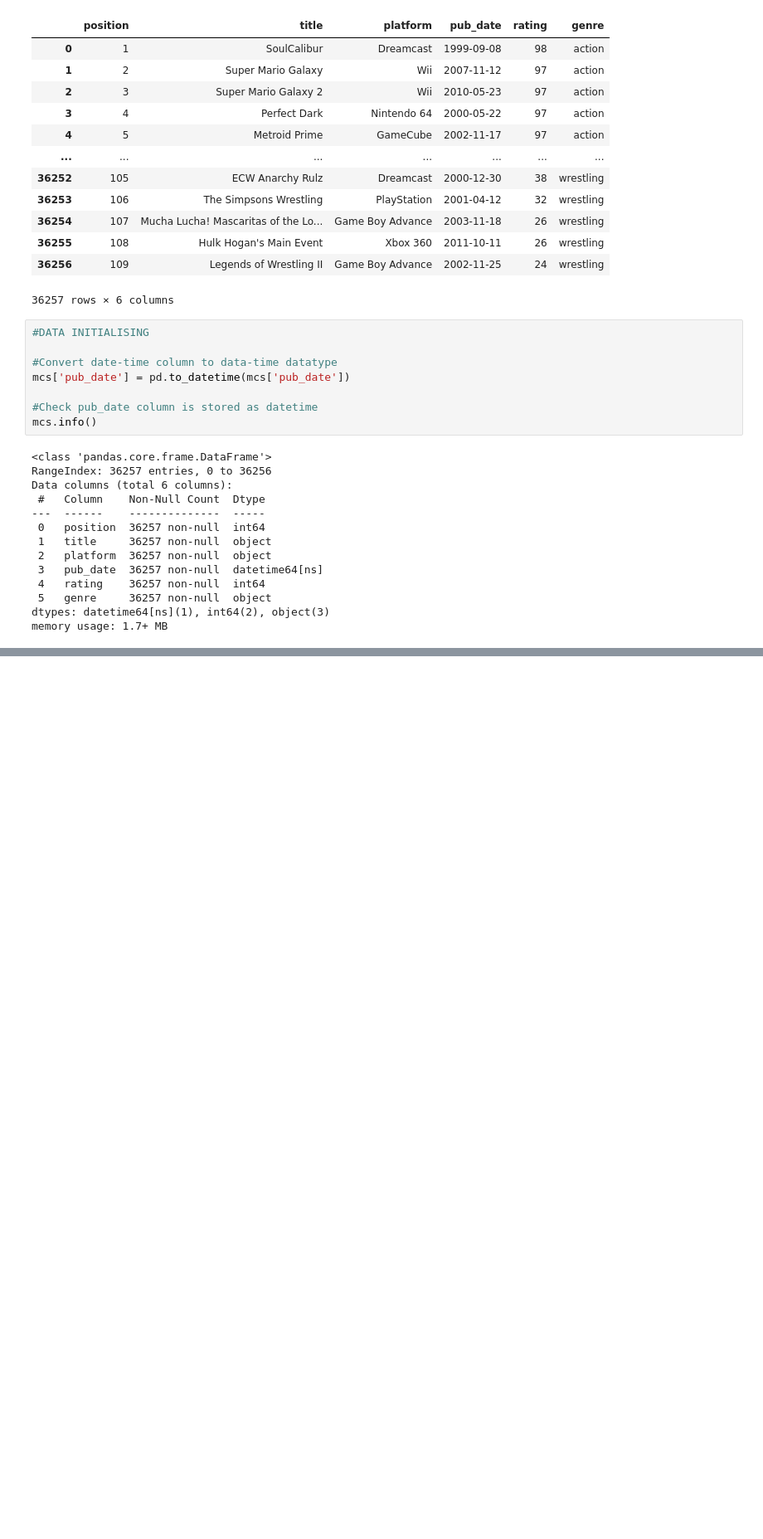
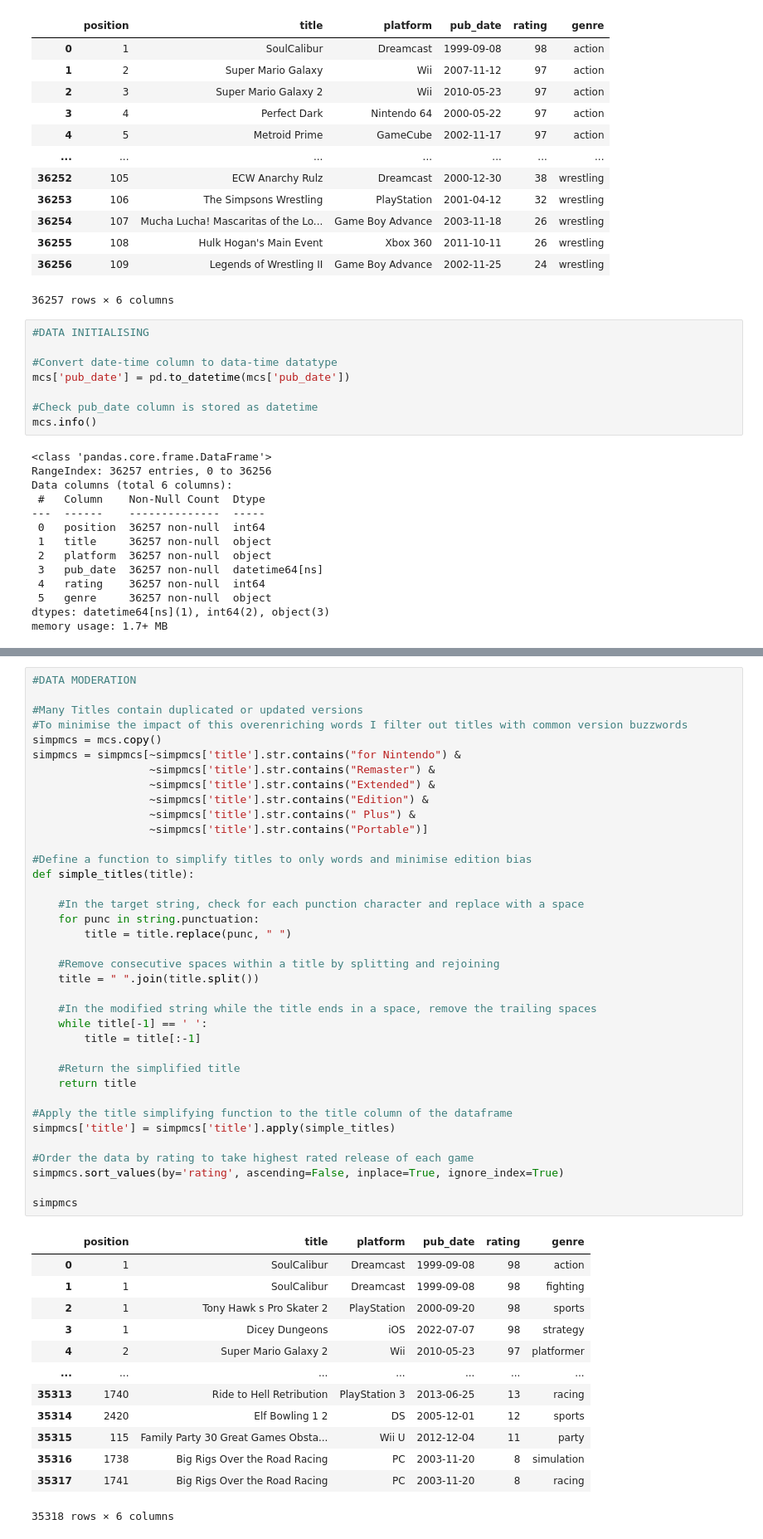
Before and after one commit to Bradley-Nash/game-scores, a Jupyter notebook: Word_Popularity.ipynb, the cells around one changed output, grey strips where cells are left out. Shown at 83% size. Saved outputs shown, nothing was run; the diff lists cells and outputs as text; blank space fills up the shorter version.

```diff
--- a/Word_Popularity.ipynb
+++ b/Word_Popularity.ipynb
@@ -132,3 +79,54 @@ simpmcs
+# %%
+#DATA MODERATION
+
+#Many Titles contain duplicated or updated versions
+#To minimise the impact of this overenriching words I filter out titles with common version buzzwords
+simpmcs = mcs.copy()
+simpmcs = simpmcs[~simpmcs['title'].str.contains("for Nintendo") &
+                  ~simpmcs['title'].str.contains("Remaster") &
+                  ~simpmcs['title'].str.contains("Extended") &
+                  ~simpmcs['title'].str.contains("Edition") &
+                  ~simpmcs['title'].str.contains(" Plus") &
+                  ~simpmcs['title'].str.contains("Portable")]
+
+#Define a function to simplify titles to only words and minimise edition bias
+def simple_titles(title):
+
+    #In the target string, check for each punction character and replace with a space
+    for punc in string.punctuation:
+        title = title.replace(punc, " ")
+
+    #Remove consecutive spaces within a title by splitting and rejoining
+    title = " ".join(title.split())
+
+    #In the modified string while the title ends in a space, remove the trailing spaces
+    while title[-1] == ' ':
+        title = title[:-1]
+
+    #Return the simplified title
+    return title
+
+#Apply the title simplifying function to the title column of the dataframe
+simpmcs['title'] = simpmcs['title'].apply(simple_titles)
+
+#Order the data by rating to take highest rated release of each game
+simpmcs.sort_values(by='rating', ascending=False, inplace=True, ignore_index=True)
+
+simpmcs
+# %% [output]
+|  | position | title | platform | pub_date | rating | genre |
+| 0 | 1 | SoulCalibur | Dreamcast | 1999-09-08 | 98 | action |
+| 1 | 1 | SoulCalibur | Dreamcast | 1999-09-08 | 98 | fighting |
+| 2 | 1 | Tony Hawk s Pro Skater 2 | PlayStation | 2000-09-20 | 98 | sports |
+| 3 | 1 | Dicey Dungeons | iOS | 2022-07-07 | 98 | strategy |
+| 4 | 2 | Super Mario Galaxy 2 | Wii | 2010-05-23 | 97 | platformer |
+| ... | ... | ... | ... | ... | ... | ... |
+| 35313 | 1740 | Ride to Hell Retribution | PlayStation 3 | 2013-06-25 | 13 | racing |
+| 35314 | 2420 | Elf Bowling 1 2 | DS | 2005-12-01 | 12 | sports |
+| 35315 | 115 | Family Party 30 Great Games Obsta... | Wii U | 2012-12-04 | 11 | party |
+| 35316 | 1738 | Big Rigs Over the Road Racing | PC | 2003-11-20 | 8 | simulation |
+| 35317 | 1741 | Big Rigs Over the Road Racing | PC | 2003-11-20 | 8 | racing |
+35318 rows × 6 columns
 # %%
 #DATA FILTERING
 
```
Also changed, not shown: parts of 11 cells of this notebook.
